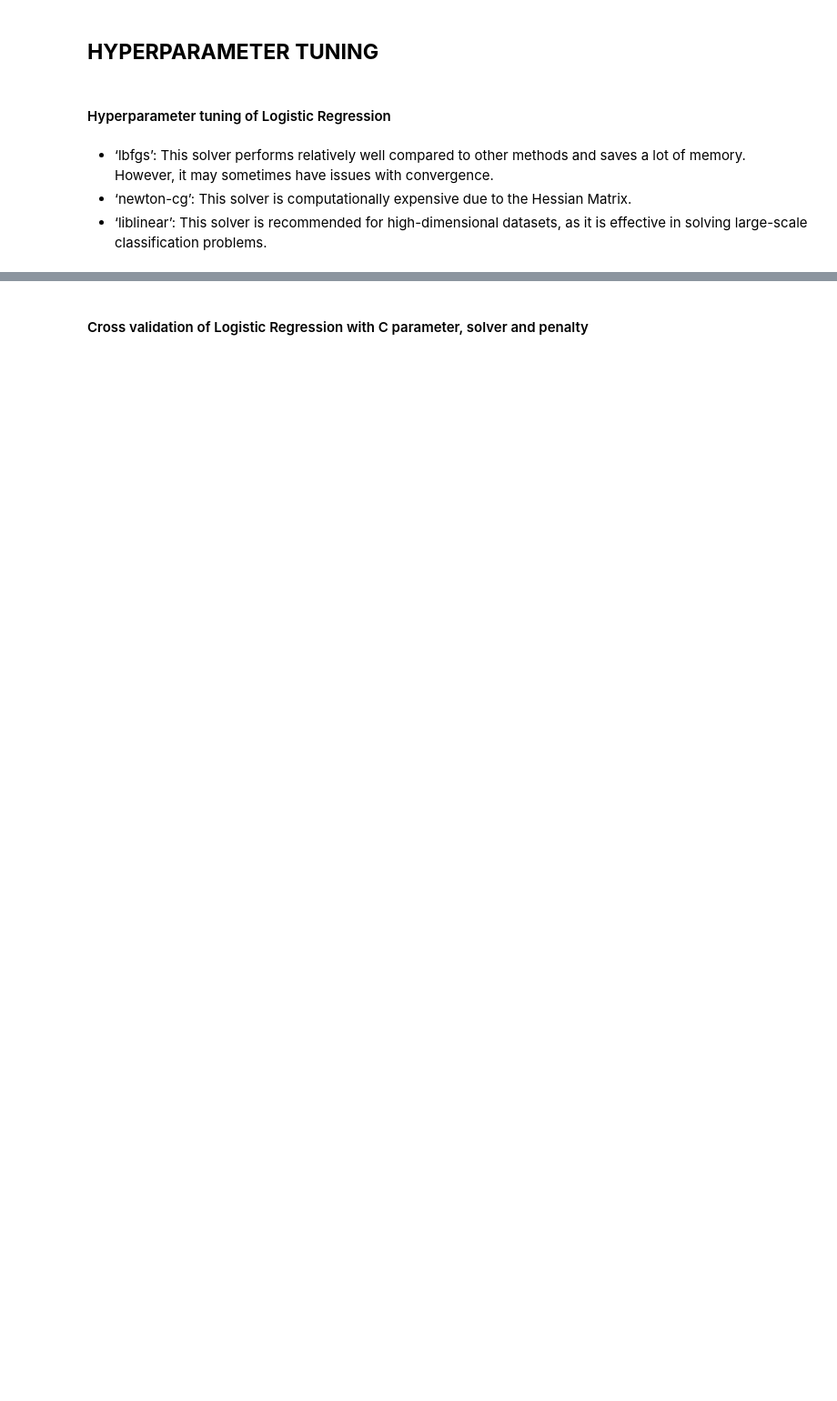
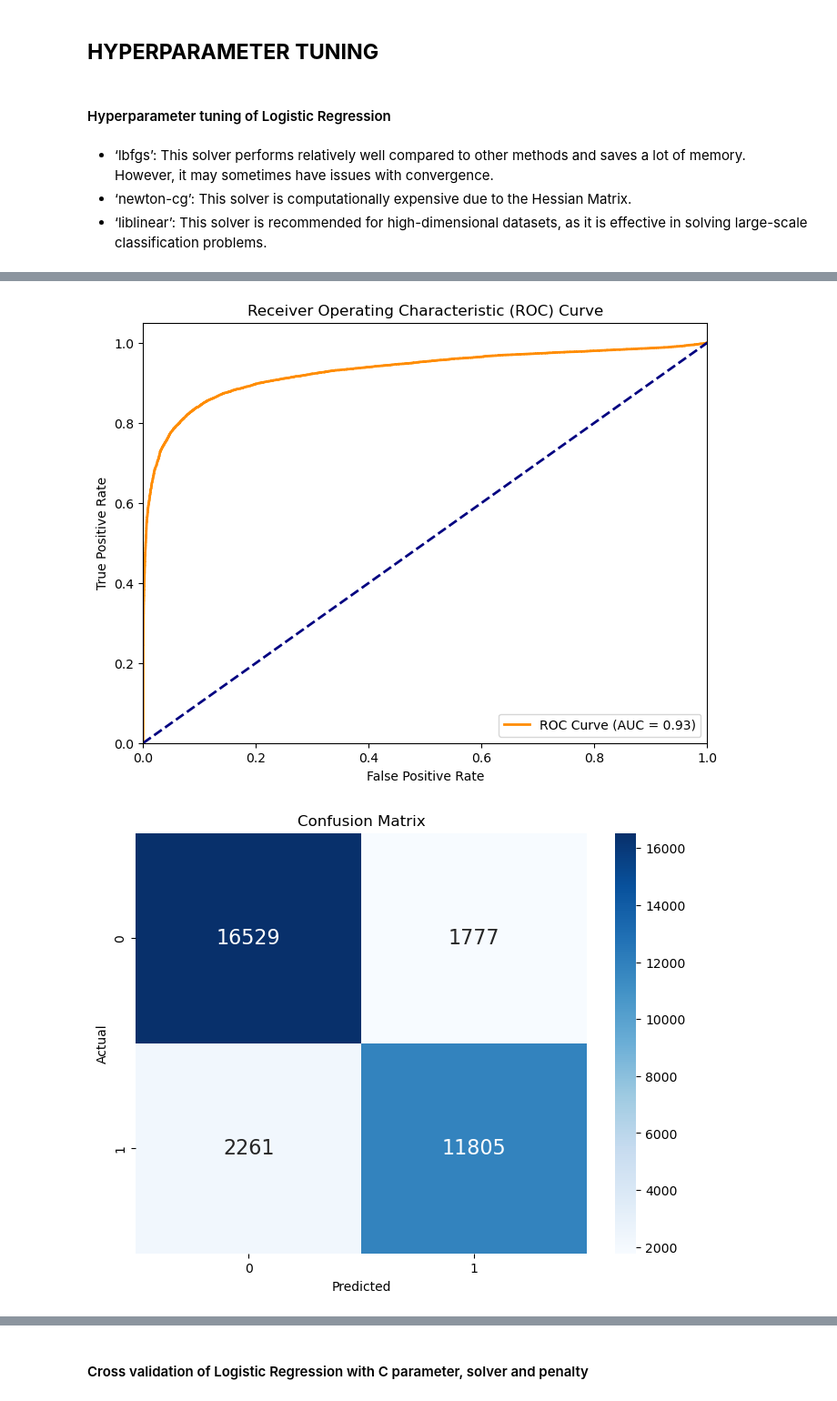
Before and after one commit to sofbruni/AI_PROJECT2023-2024, a Jupyter notebook: main copy.ipynb, the cells around one changed output, grey strips where cells are left out. Shown at 91% size. Drawn from its saved outputs; the diff is of its cells as text; code cells hidden in the pictures; blank space fills up the shorter version.

```diff
--- a/main copy.ipynb
+++ b/main copy.ipynb
@@ -885,0 +935,8 @@ from sklearn.metrics import ConfusionMatrixDisplay, classification_report
+# %%
+# Evaluate the best model found by GridSearchCV
+best_model = grid_search.best_estimator_
+predictions = best_model.predict(X_test)
+
+print("Classification Report:")
+print(classification_report(y_test, predictions))
+print("Accuracy:", accuracy_score(y_test, predictions))
@@ -885,0 +983,46 @@ from sklearn.metrics import ConfusionMatrixDisplay, classification_report
+# %%
+from sklearn.metrics import accuracy_score, confusion_matrix, classification_report, roc_curve, roc_auc_score, precision_recall_curve, average_precision_score
+
+# Make predictions using the trained Logistic Regression model
+y_pred = best_model.predict(X_test)
+
+# Calculate accuracy
+accuracy = accuracy_score(y_test, y_pred)
+
+# Calculate confusion matrix
+confusion = confusion_matrix(y_test, y_pred)
+
+# Calculate precision, recall, and F1-score
+report = classification_report(y_test, y_pred)
+
+# Calculate ROC curve and AUC
+y_prob = best_model.predict_proba(X_test)[:, 1]
+fpr, tpr, thresholds = roc_curve(y_test, y_prob)
+roc_auc = roc_auc_score(y_test, y_prob)
+
+# Calculate precision-recall curve and AUC
+precision, recall, _ = precision_recall_curve(y_test, y_prob)
+average_precision = average_precision_score(y_test, y_prob)
+
+# Plot ROC curve
+plt.figure(figsize=(8, 6))
+plt.plot(fpr, tpr, color='darkorange', lw=2, label=f'ROC Curve (AUC = {roc_auc:.2f})')
+plt.plot([0, 1], [0, 1], color='navy', lw=2, linestyle='--')
+plt.xlim([0.0, 1.0])
+plt.ylim([0.0, 1.05])
+plt.xlabel('False Positive Rate')
+plt.ylabel('True Positive Rate')
+plt.title('Receiver Operating Characteristic (ROC) Curve')
+plt.legend(loc='lower right')
+plt.show()
+
+# Plot confusion matrix heatmap
+plt.figure(figsize=(8, 6))
+sns.heatmap(confusion, annot=True, fmt='d', cmap='Blues', annot_kws={"size": 16})
+plt.xlabel('Predicted')
+plt.ylabel('Actual')
+plt.title('Confusion Matrix')
+plt.show()
+# %% [output]
+[figure, added]
+[figure, added]
```
Also changed, not shown: parts of 19 cells of this notebook.
